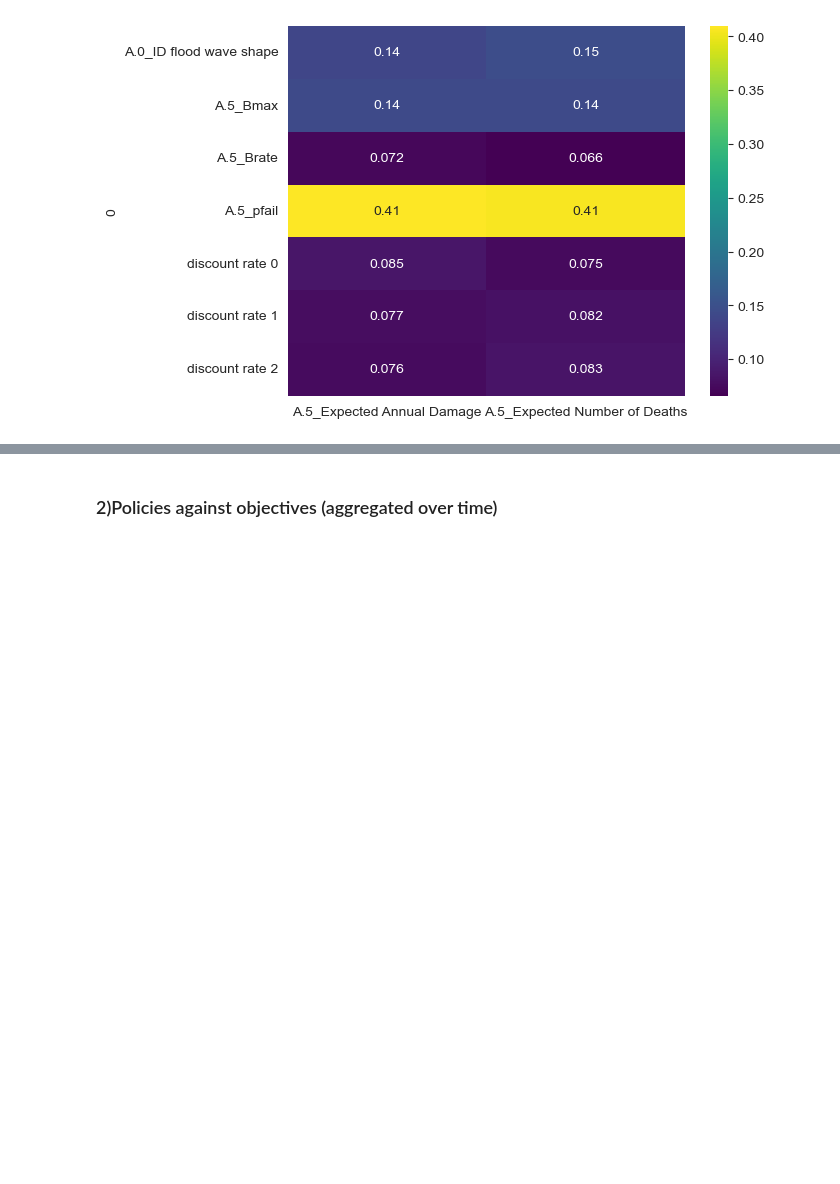
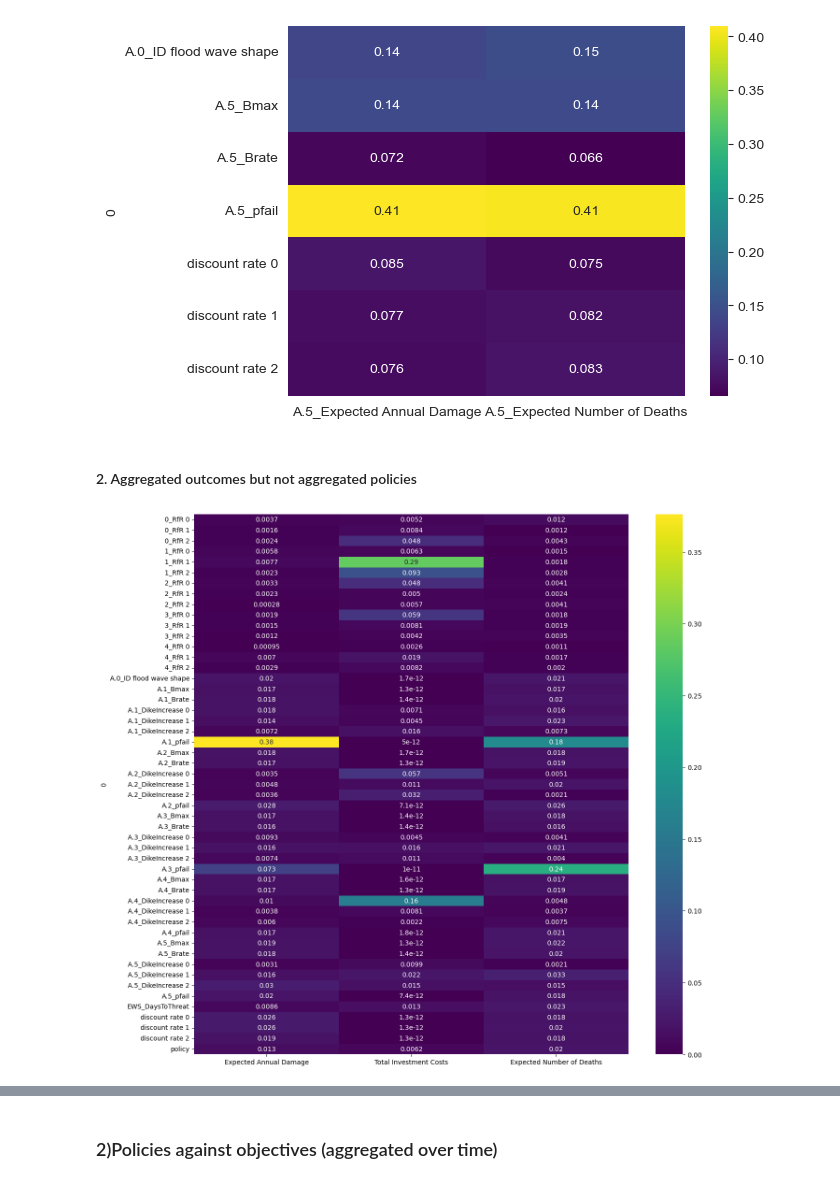
Before and after one commit to yhienz/epa141A_group3, a Jupyter notebook: final assignment/Experiments/Feature_Scoring.ipynb, the cells around one changed output, grey strips where cells are left out. Cells and saved outputs as stored; diff of their text form; code cells hidden in the pictures; blank space fills up the shorter version.

```diff
--- a/final assignment/Experiments/Feature_Scoring.ipynb
+++ b/final assignment/Experiments/Feature_Scoring.ipynb
@@ -129,3 +130,24 @@ sns.heatmap(fs, cmap="viridis", annot=True)
 plt.show()
 # %% [output]
 [figure]
+# %% [markdown]
+#### 2. Aggregated outcomes but not aggregated policies
+# %%
+from ema_workbench import load_results
+results2 = load_results('Week22_Open_exploration_500_10_PD1.tar.gz')
+experiments2, outcomes2 = results2
+# %%
+# Executing the feature scoring analysis included in the EMA workbench analysis
+from ema_workbench.analysis import feature_scoring
+
+x = experiments2
+y = outcomes2
+
+fs = feature_scoring.get_feature_scores_all(x, y)
+
+fig, ax = plt.subplots(figsize=(15,15))         # Sample figsize in inches
+sns.heatmap(fs, cmap='viridis', annot=True)
+
+plt.show()
+# %% [output]
+[figure, added]
```
Also changed, not shown: parts of 4 cells of this notebook, 5 other files.
